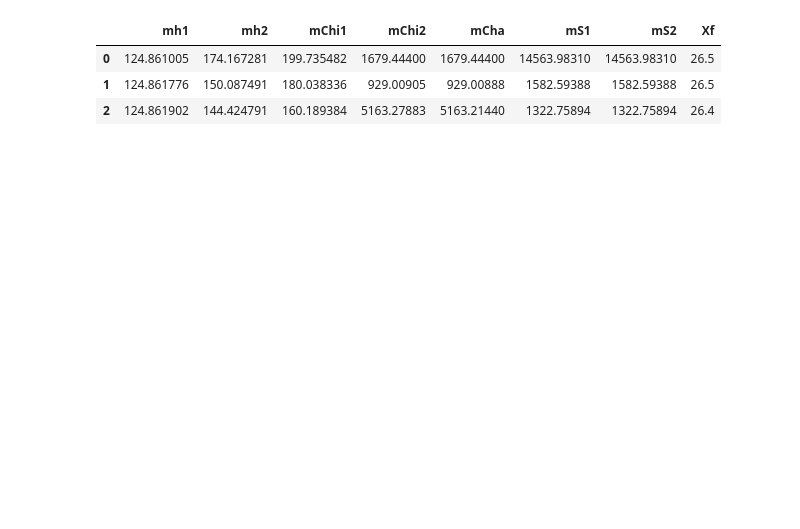
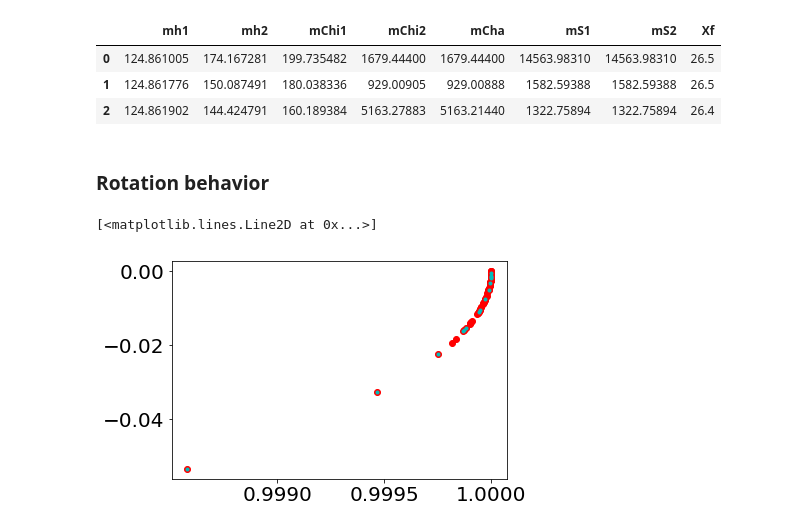
Before and after one commit to anferivera/SDdiracDM, a Jupyter notebook: run_model_relic_density-p-wave.ipynb, the cells around one changed output. Drawn from its saved outputs; the diff is of its cells as text; code cells hidden in the pictures; blank space fills up the shorter version.

```diff
--- a/run_model_relic_density-p-wave.ipynb
+++ b/run_model_relic_density-p-wave.ipynb
@@ -195,3 +212,11 @@ h2[['mh1','mh2','mChi1','mChi2','mCha','mS1','mS2','Xf']][:3]
 | 0 | 124.861005 | 174.167281 | 199.735482 | 1679.44400 | 1679.44400 | 14563.98310 | 14563.98310 | 26.5 |
 | 1 | 124.861776 | 150.087491 | 180.038336 | 929.00905 | 929.00888 | 1582.59388 | 1582.59388 | 26.5 |
 | 2 | 124.861902 | 144.424791 | 160.189384 | 5163.27883 | 5163.21440 | 1322.75894 | 1322.75894 | 26.4 |
+# %% [markdown]
+### Rotation behavior
+# %%
+plt.plot(h2.ZH11, h2.ZH12, 'ro')
+plt.plot(kk.ZH11, kk.ZH12, 'c.')
+# %% [output]
+[<matplotlib.lines.Line2D at 0x...>]
+[figure, added]
```
Also changed, not shown: parts of 20 cells of this notebook, 1 other file.
